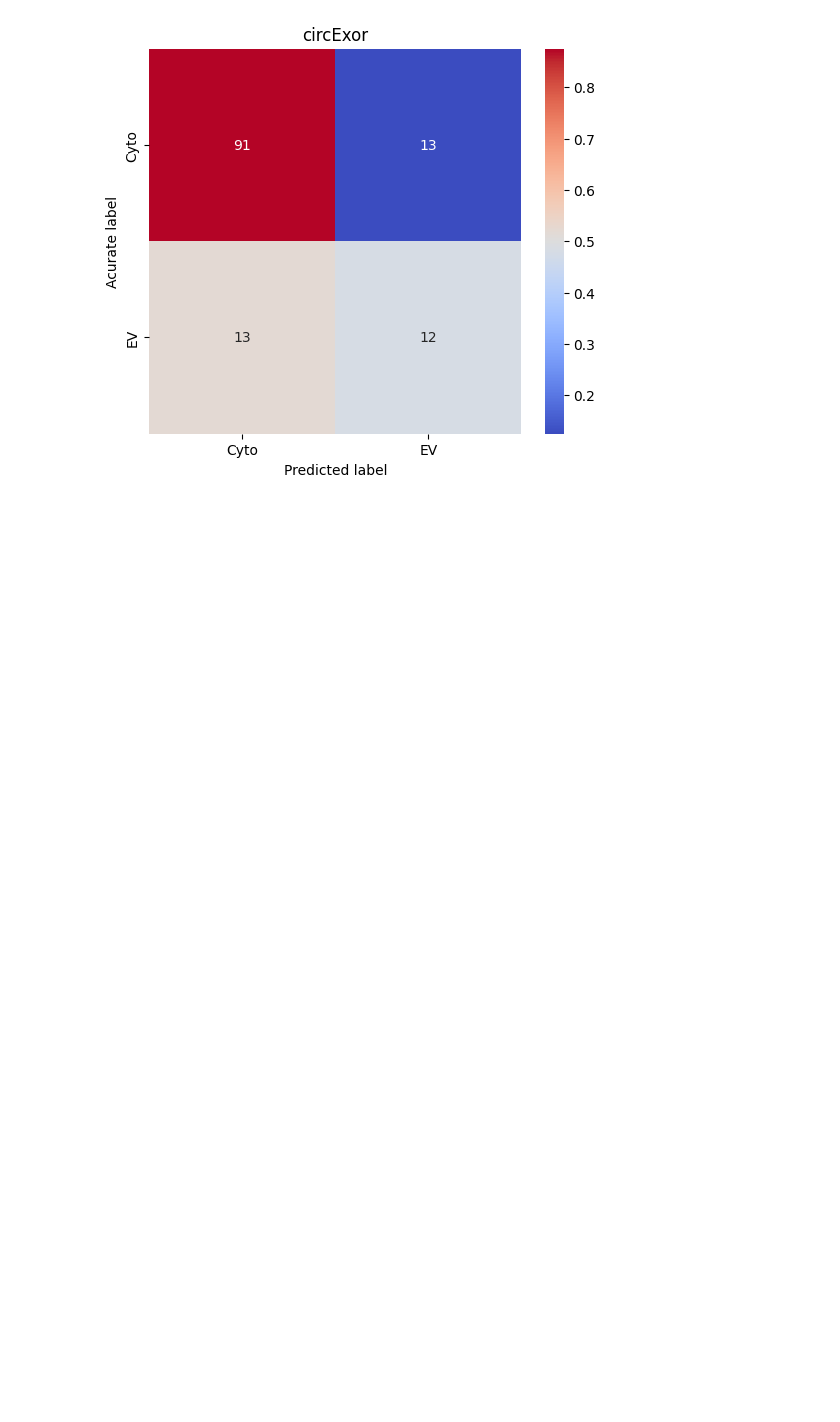
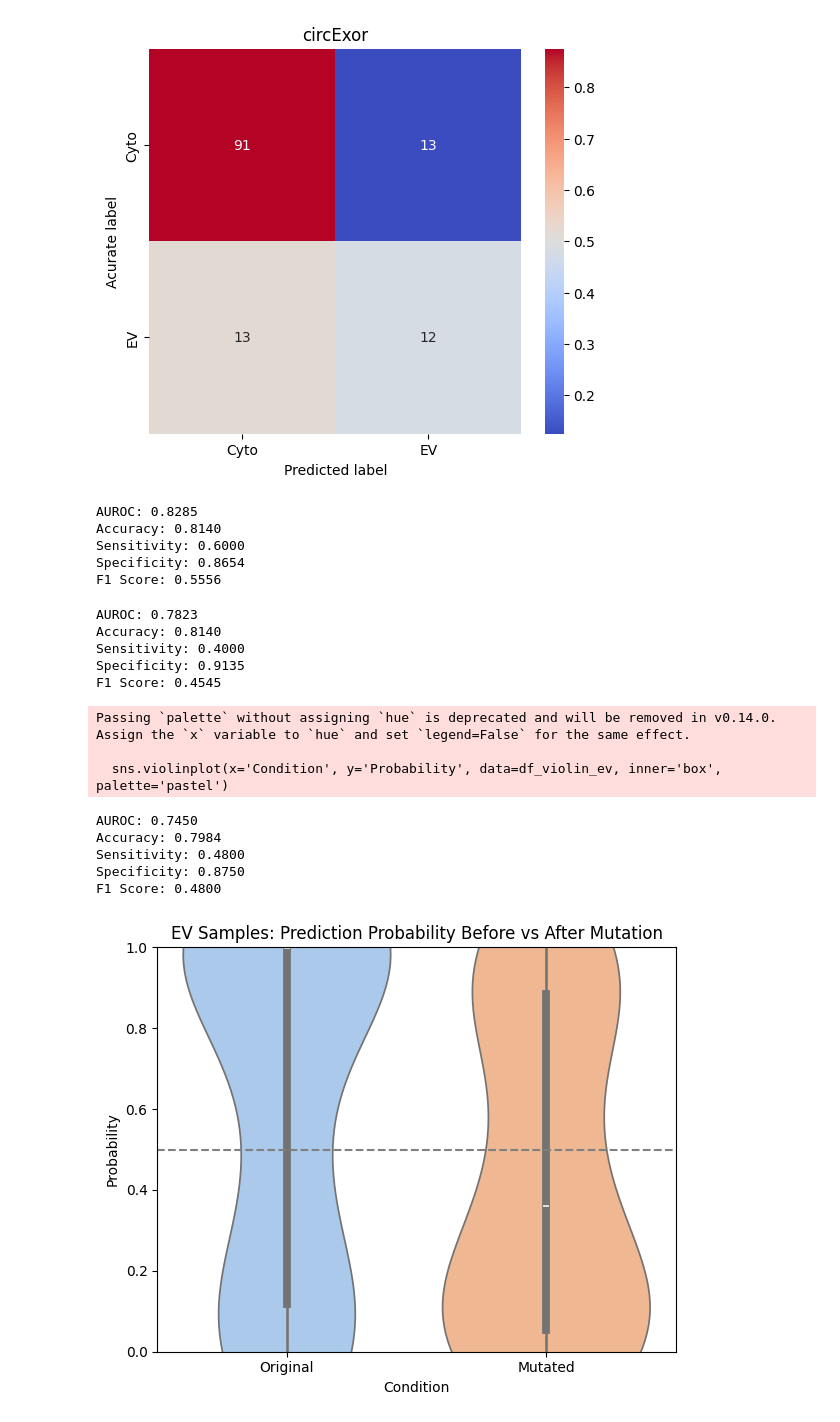
Before and after one commit to zhangysTHU/circExor, a Jupyter notebook: benchmark_evaluation/circExor/evaluate.ipynb, the cells around one changed output. Drawn from its saved outputs; the diff is of its cells as text; code cells hidden in the pictures; blank space fills up the shorter version.

Commit message:
new ML models, more evaluation of circExor and SHAP

```diff
--- a/benchmark_evaluation/circExor/evaluate.ipynb
+++ b/benchmark_evaluation/circExor/evaluate.ipynb
@@ -198,7 +198,7 @@ plt.show()
 [figure]
 # %%
 # 反事实突变，cyto kmer突变
-model = load_model('/BioII/lulab_b/huangkeyun/zhangys/RNA_locator/circExor/models/saved_models/circRNA_ML_Model_Output/LightGBM/best_LightGBM_model.pkl')
+model = load_model('/BioII/lulab_b/huangkeyun/zhangys/RNA_locator/archived/circExor_archived_2025_5/models/saved_models/circRNA_ML_Model_Output/LightGBM/best_LightGBM_model.pkl')
 df = parse_fasta_to_dataframe('/BioII/lulab_b/huangkeyun/zhangys/RNA_locator/python_scripts/SHAP/test_Cyto_sequences1_mutated.fasta')
 x_test = preprocess_data(df)
 evaluate_df = predict(model, x_test, df)
@@ -223,3 +223,62 @@ plt.xlabel('Predicted label')
 plt.show()
 # %% [output]
 [figure]
+# %%
+# 原始数据
+df_orig = parse_fasta_to_dataframe('/BioII/lulab_b/huangkeyun/zhangys/RNA_locator/archived/circExor_archived_2025_5/models/saved_models/circRNA_ML_Model_Output/test_set_sequences1.fasta')
+x_orig = preprocess_data(df_orig)
+evaluate_df_orig = predict(model, x_orig, df_orig)
+
+# EV 突变
+df_ev_mut = parse_fasta_to_dataframe('/BioII/lulab_b/huangkeyun/zhangys/RNA_locator/archived/circExor_archived_2025_5/SHAP/test_EV_sequences1_mutated.fasta')
+x_ev_mut = preprocess_data(df_ev_mut)
+evaluate_df_ev_mut = predict(model, x_ev_mut, df_ev_mut)
+
+# CYTO 突变
+df_cyto_mut = parse_fasta_to_dataframe('/BioII/lulab_b/huangkeyun/zhangys/RNA_locator/python_scripts/SHAP/test_Cyto_sequences1_mutated.fasta')
+x_cyto_mut = preprocess_data(df_cyto_mut)
+evaluate_df_cyto_mut = predict(model, x_cyto_mut, df_cyto_mut)
+
+import seaborn as sns
+import matplotlib.pyplot as plt
+import pandas as pd
+
+# 筛选正类样本（tag==1）
+ev_orig = evaluate_df_orig[evaluate_df_orig['tag'] == 1]
+ev_mut = evaluate_df_ev_mut[evaluate_df_ev_mut['tag'] == 1]
+
+# 构建 DataFrame 供绘图
+df_violin_ev = pd.DataFrame({
+    'Original': ev_orig['prob'].values,
+    'Mutated': ev_mut['prob'].values
+})
+df_violin_ev = df_violin_ev.melt(var_name='Condition', value_name='Probability')
+
+# 绘图
+plt.figure(figsize=(6, 5))
+sns.violinplot(x='Condition', y='Probability', data=df_violin_ev, inner='box', palette='pastel')
+plt.title('EV Samples: Prediction Probability Before vs After Mutation')
+plt.axhline(0.5, linestyle='--', color='gray')
+plt.ylim(0, 1)
+plt.tight_layout()
+plt.show()
+# %% [output]
+AUROC: 0.8285
+Accuracy: 0.8140
+Sensitivity: 0.6000
+Specificity: 0.8654
+F1 Score: 0.5556
+AUROC: 0.7823
+Accuracy: 0.8140
+Sensitivity: 0.4000
+Specificity: 0.9135
+F1 Score: 0.4545
+Passing `palette` without assigning `hue` is deprecated and will be removed in v0.14.0. Assign the `x` variable to `hue` and set `legend=False` for the same effect.
+
+  sns.violinplot(x='Condition', y='Probability', data=df_violin_ev, inner='box', palette='pastel')
+AUROC: 0.7450
+Accuracy: 0.7984
+Sensitivity: 0.4800
+Specificity: 0.8750
+F1 Score: 0.4800
+[figure, added]
```
Also changed, not shown: parts of 4 cells of this notebook, 59 other files.
